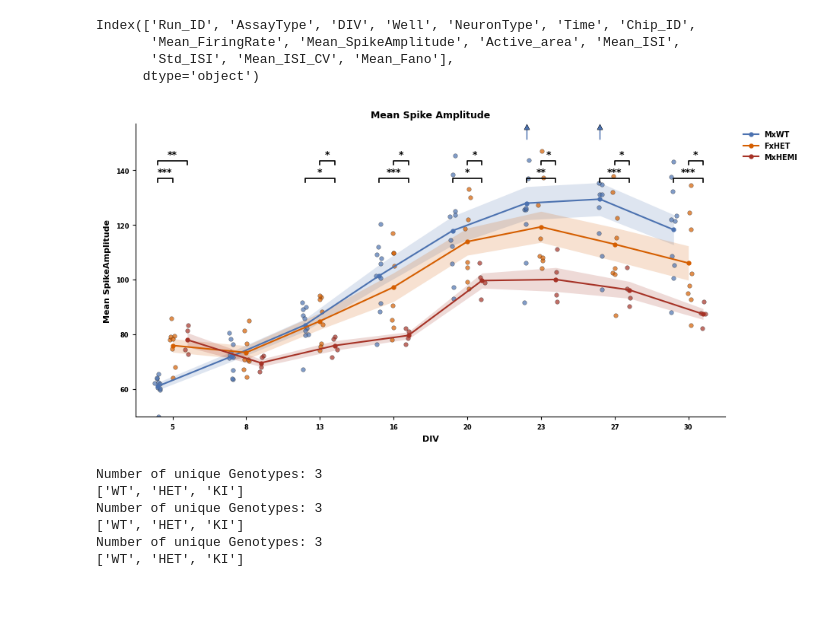
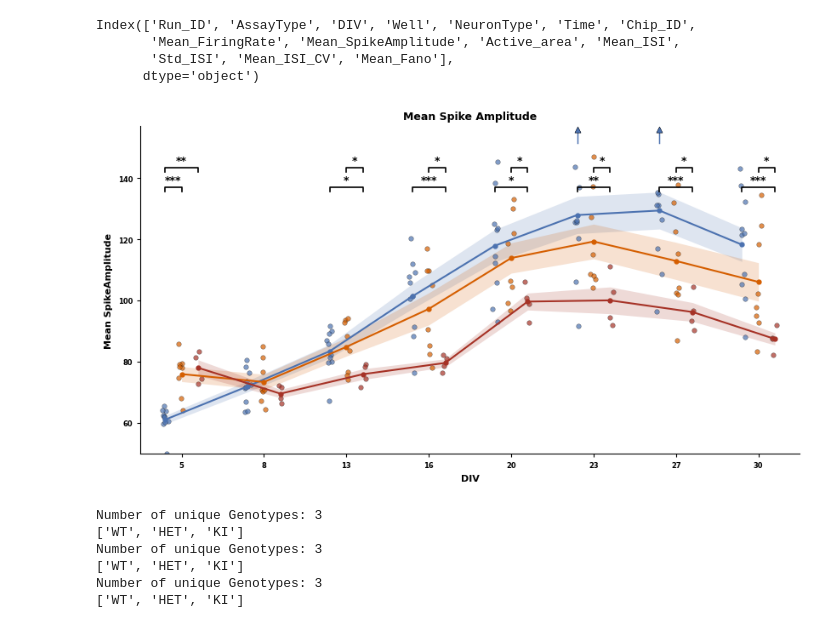
Before and after one commit to roybens/MEA_Analysis, a Jupyter notebook: NetworkAnalysis/PlottingFunctions/actiivitymetricsfigures.ipynb, the cells around one changed output. Drawn from its saved outputs; the diff is of its cells as text; code cells hidden in the pictures; blank space fills up the shorter version.

```diff
--- a/NetworkAnalysis/PlottingFunctions/actiivitymetricsfigures.ipynb
+++ b/NetworkAnalysis/PlottingFunctions/actiivitymetricsfigures.ipynb
@@ -176,19 +176,22 @@ Index(['Run_ID', 'AssayType', 'DIV', 'Well', 'NeuronType', 'Time', 'Chip_ID',
 # %%
 
 
 ax = viz.plot_line_sem_by_div(
     df,
     div_col="DIV",
     group_col="NeuronType",
     y="Mean_SpikeAmplitude",
     title="Mean Spike Amplitude",
-    group_offset_width=0.2
+    group_offset_width=0.2,
+    show_legend=False
+
 
 
 )
+#ax.get_figure().set_size_inches(2.625,1.97)
 ax.get_figure().savefig("/mnt/disk15tb/paula/Main_DA_Projects/data_analysis_output/Primary Neurons/CDKL5_E6T1_Jun2025/spike_amplitude.svg", dpi=300,format="svg")
 # %% [output]
-[figure, old version]
+[figure, new version]
 # %%
 output_types = output_types =[ 'Mean_FiringRate', 'Mean_SpikeAmplitude', 'Active_area']
 
```
Also changed, not shown: parts of 3 cells of this notebook, 1 other file.
